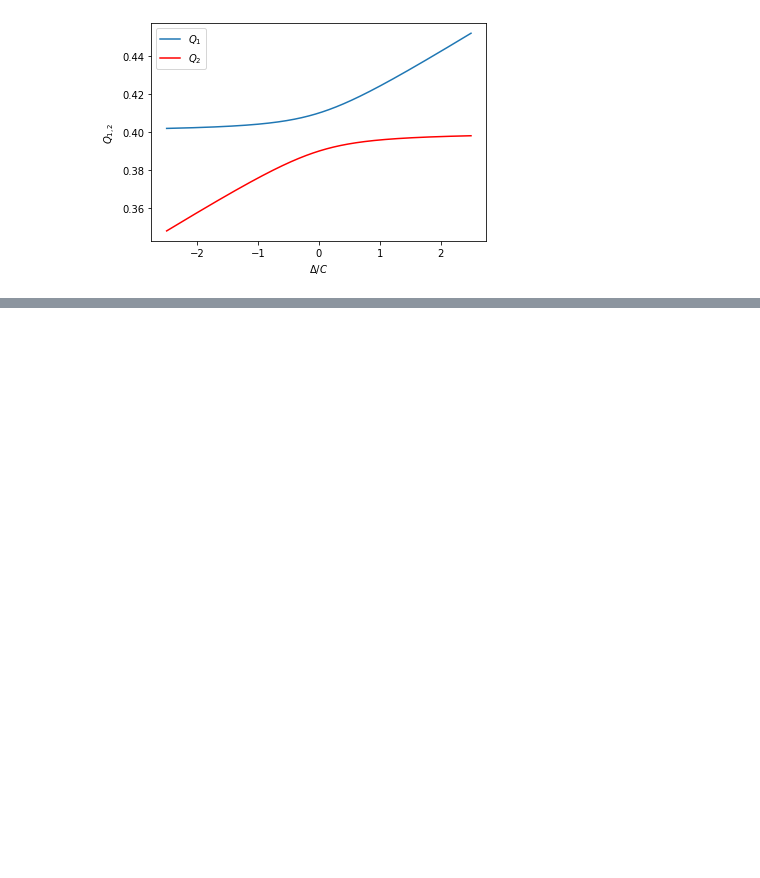
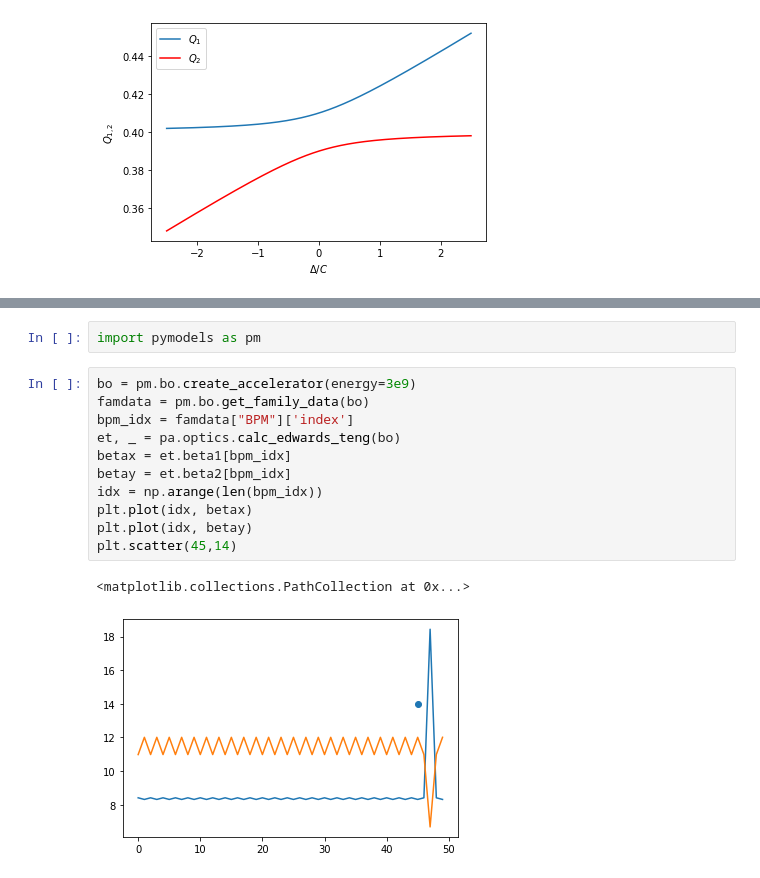
Before and after one commit to lnls-fac/apsuite, a Jupyter notebook: apsuite/emittance_exchange/bo_tune_measure/tune_measure_tests.ipynb, the cells around one changed output, grey strips where cells are left out. Saved outputs shown, nothing was run; the diff lists cells and outputs as text; blank space fills up the shorter version.

```diff
--- a/apsuite/emittance_exchange/bo_tune_measure/tune_measure_tests.ipynb
+++ b/apsuite/emittance_exchange/bo_tune_measure/tune_measure_tests.ipynb
@@ -229,0 +246,16 @@ plt.legend()
+# %%
+import pymodels as pm
+# %%
+bo = pm.bo.create_accelerator(energy=3e9)
+famdata = pm.bo.get_family_data(bo)
+bpm_idx = famdata["BPM"]['index']
+et, _ = pa.optics.calc_edwards_teng(bo)
+betax = et.beta1[bpm_idx]
+betay = et.beta2[bpm_idx]
+idx = np.arange(len(bpm_idx))
+plt.plot(idx, betax)
+plt.plot(idx, betay)
+plt.scatter(45,14)
+# %% [output]
+<matplotlib.collections.PathCollection at 0x...>
+[figure, added]
```
Also changed, not shown: parts of 15 cells of this notebook, 1 other file.
